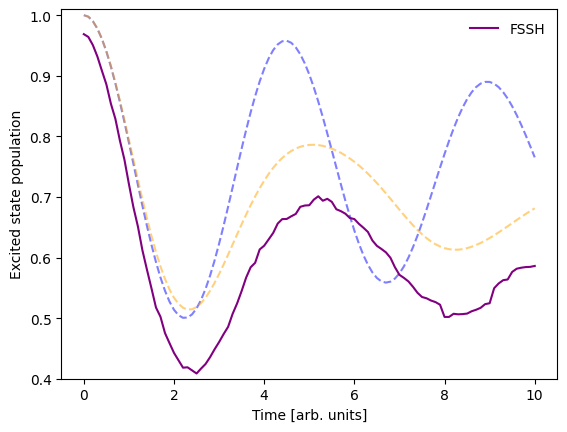
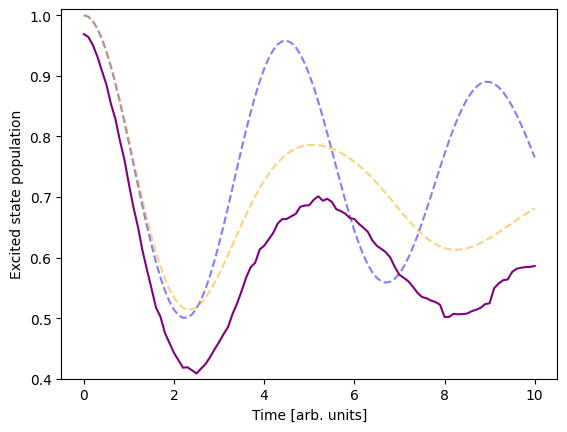
Code edit (unified diff) that turned the first committed figure into the second:
--- before
+++ after
@@ -10,8 +10,8 @@
 plt.plot(t, populations[:, 0], color="blue", alpha=0.5,linestyle='dashed')
 plt.plot(t1, populations1[:, 0], color="orange",alpha=0.5,linestyle='dashed')
-plt.plot(t2, populations2[:, 0], color="purple",label="FSSH")
+plt.plot(t2, populations2[:, 0], color="purple")
 plt.xlabel('Time [arb. units]')
 plt.ylabel('Excited state population')
 plt.ylim([0.4,1.01])
-plt.legend(frameon=False)
+# plt.legend(frameon=False)
 plt.show()

Commit: minor changes